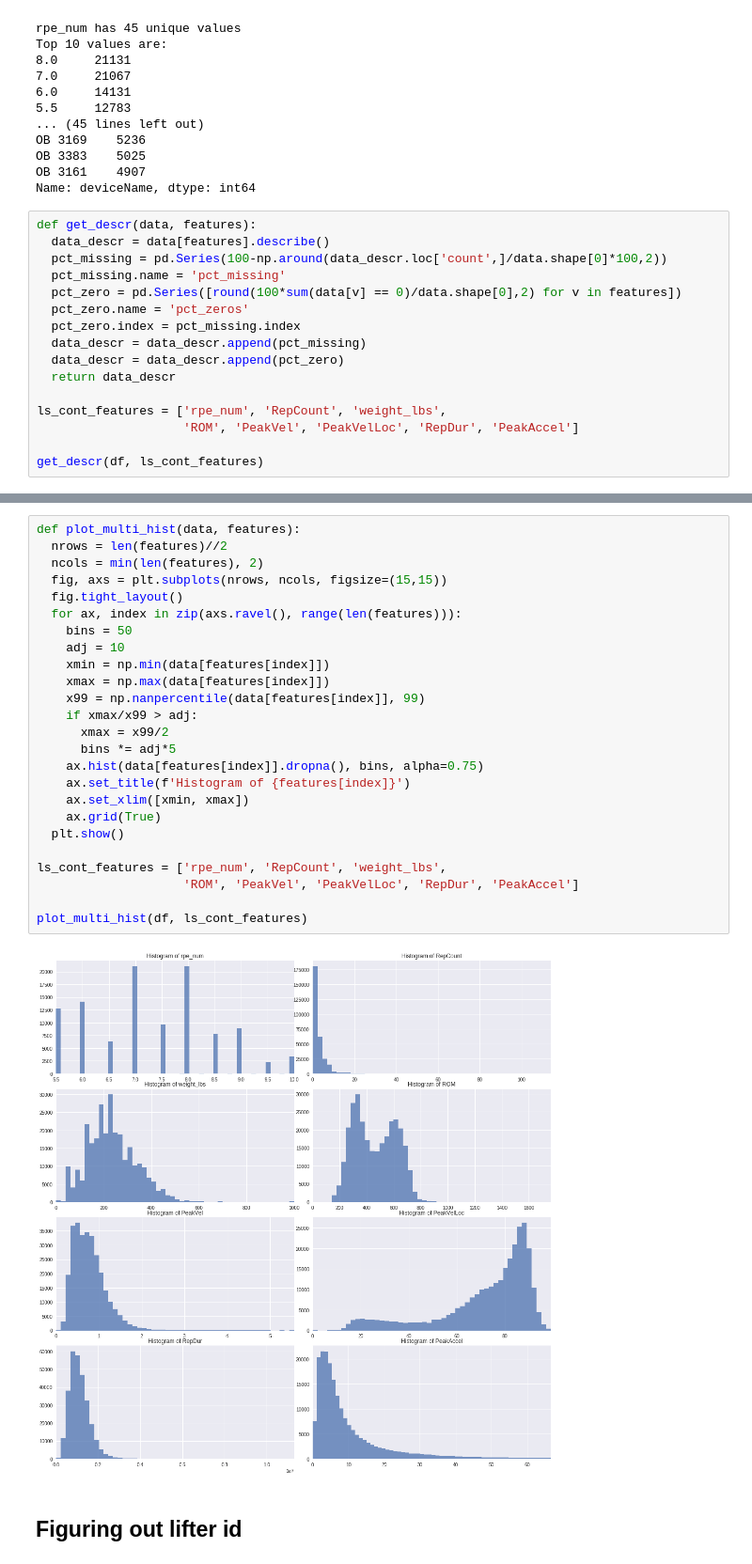
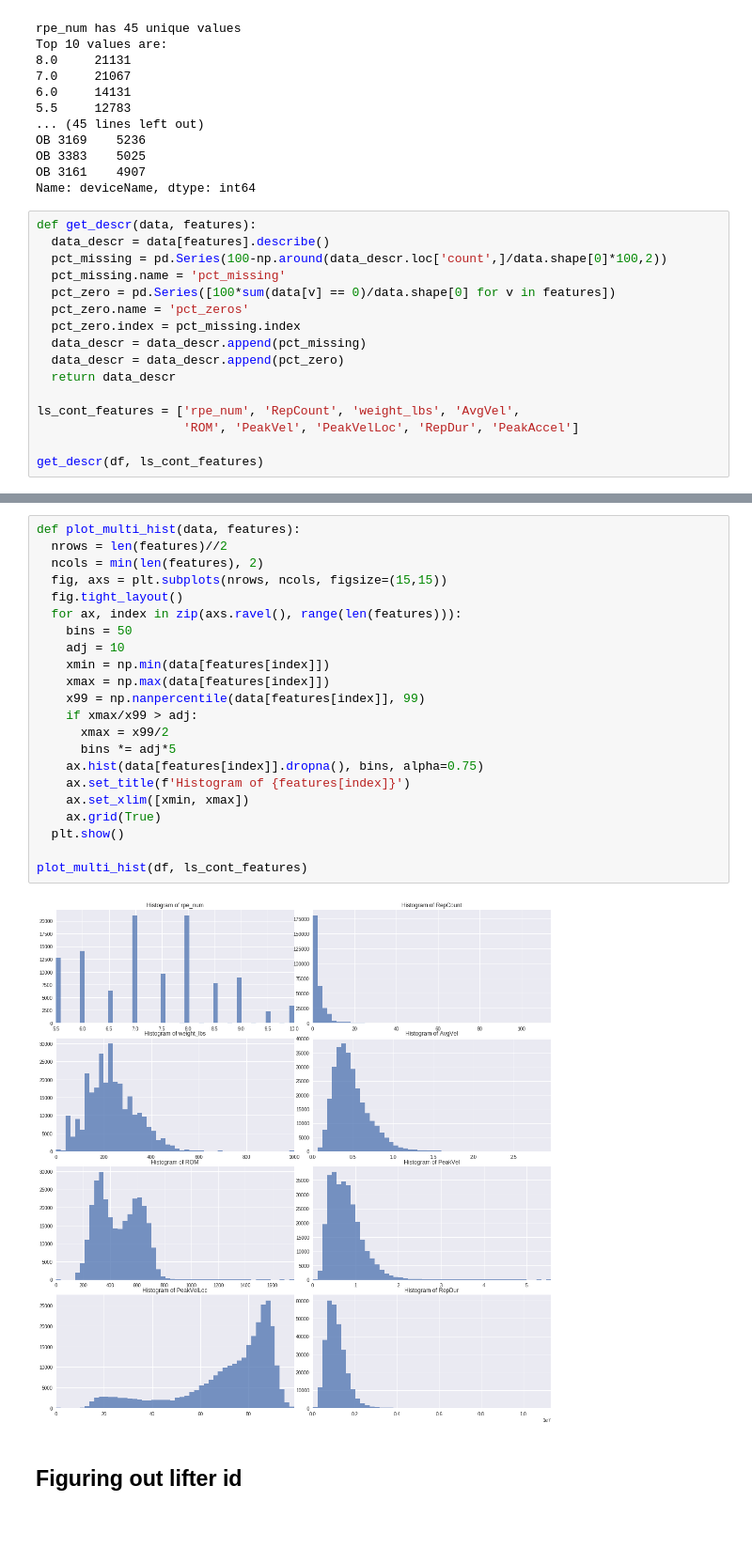
Before and after one commit to YuliaZamriy/W207_Group_Project, a Jupyter notebook: w207_openbarbell_lifter_segmentation.ipynb, the cells around one changed output, grey strips where cells are left out. Shown at 94% size. Drawn from its saved outputs; the diff is of its cells as text; blank space fills up the shorter version.

```diff
--- a/w207_openbarbell_lifter_segmentation.ipynb
+++ b/w207_openbarbell_lifter_segmentation.ipynb
@@ -146,14 +152,14 @@ def get_descr(data, features):
   data_descr = data[features].describe()
   pct_missing = pd.Series(100-np.around(data_descr.loc['count',]/data.shape[0]*100,2))
   pct_missing.name = 'pct_missing'
-  pct_zero = pd.Series([round(100*sum(data[v] == 0)/data.shape[0],2) for v in features])
+  pct_zero = pd.Series([100*sum(data[v] == 0)/data.shape[0] for v in features])
   pct_zero.name = 'pct_zeros'
   pct_zero.index = pct_missing.index
   data_descr = data_descr.append(pct_missing)
   data_descr = data_descr.append(pct_zero)
   return data_descr
 
-ls_cont_features = ['rpe_num', 'RepCount', 'weight_lbs',
+ls_cont_features = ['rpe_num', 'RepCount', 'weight_lbs', 'AvgVel',
                     'ROM', 'PeakVel', 'PeakVelLoc', 'RepDur', 'PeakAccel']
 
 get_descr(df, ls_cont_features)
@@ -172,30 +178,27 @@ get_descr(df, ls_cont_features)
 # %%
 def plot_multi_hist(data, features):
   nrows = len(features)//2
   ncols = min(len(features), 2)
   fig, axs = plt.subplots(nrows, ncols, figsize=(15,15))
   fig.tight_layout()
   for ax, index in zip(axs.ravel(), range(len(features))):
     bins = 50
     adj = 10
     xmin = np.min(data[features[index]])
     xmax = np.max(data[features[index]])
     x99 = np.nanpercentile(data[features[index]], 99)
     if xmax/x99 > adj:
       xmax = x99/2
       bins *= adj*5
     ax.hist(data[features[index]].dropna(), bins, alpha=0.75)
     ax.set_title(f'Histogram of {features[index]}')
     ax.set_xlim([xmin, xmax])
     ax.grid(True)
   plt.show()
 
-ls_cont_features = ['rpe_num', 'RepCount', 'weight_lbs',
-                    'ROM', 'PeakVel', 'PeakVelLoc', 'RepDur', 'PeakAccel']
-
 plot_multi_hist(df, ls_cont_features)
 # %% [output]
-[figure, old version]
+[figure, new version]
 # %% [markdown]
 ## Figuring out lifter id
 # %%
```
Also changed, not shown: parts of 17 cells of this notebook.
